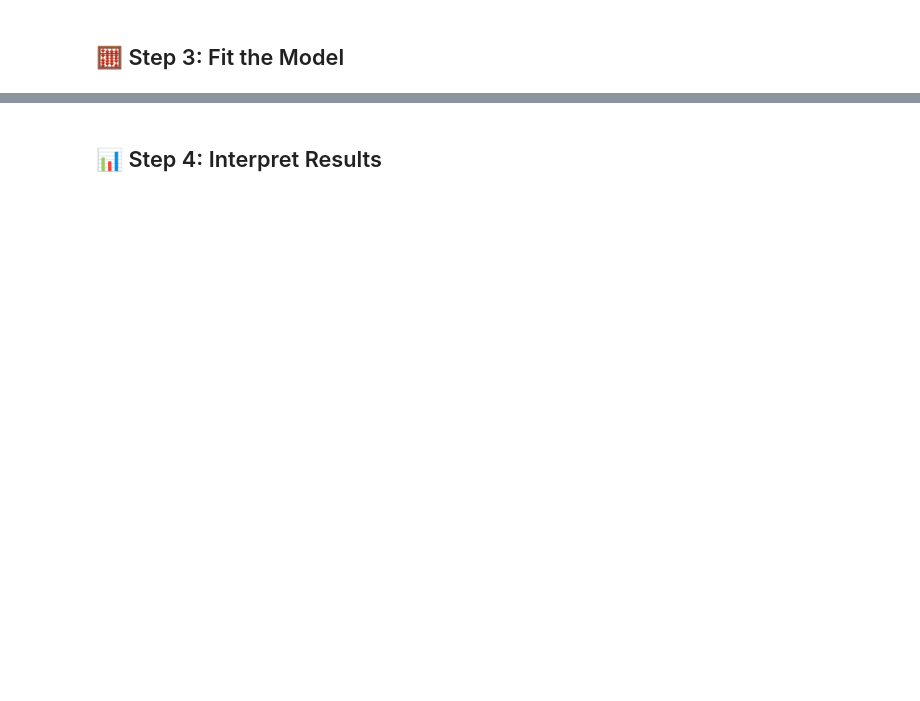
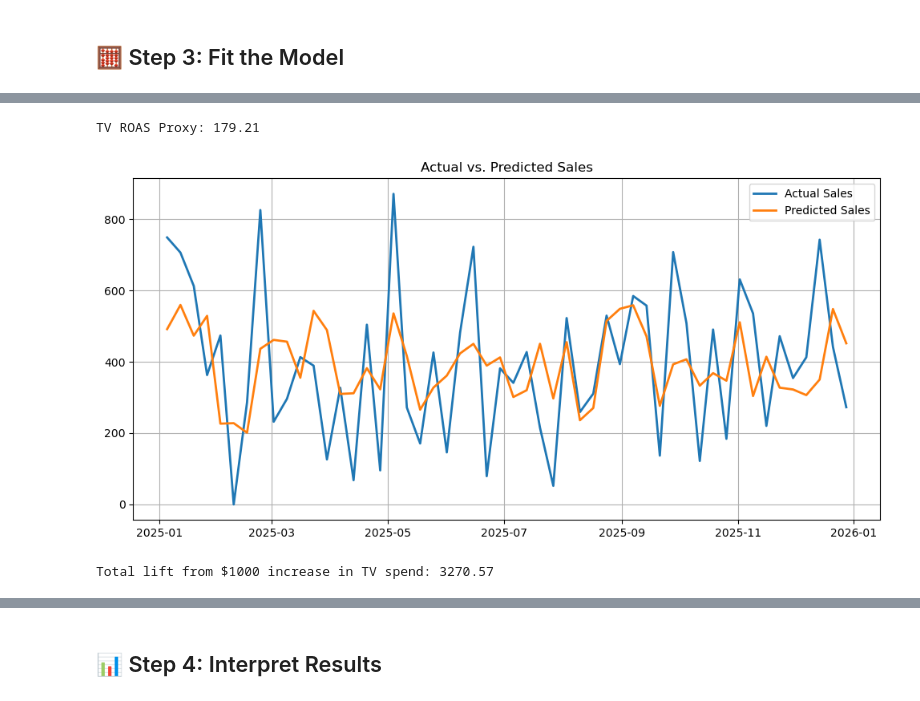
Before and after one commit to jwalluww/Portfolio_Projects, a Jupyter notebook: Quick_Hits/24_MMM_Basic.ipynb, the cells around one changed output, grey strips where cells are left out. Saved outputs shown, nothing was run; the diff lists cells and outputs as text; code cells hidden in the pictures; blank space fills up the shorter version.

```diff
--- a/Quick_Hits/24_MMM_Basic.ipynb
+++ b/Quick_Hits/24_MMM_Basic.ipynb
@@ -138,3 +138,37 @@ Notes:
 [1] Standard Errors assume that the covariance matrix of the errors is correctly specified.
 [2] The condition number is large, 1.38e+04. This might indicate that there are
 strong multicollinearity or other numerical problems.
+# %%
+# roas proxy = coefficient x mean(transformed spend)
+tv_coef = model.params['tv_spend']
+tv_effect_mean = data['tv_spend'].mean()
+tv_roas_proxy = tv_coef * tv_effect_mean
+print(f"TV ROAS Proxy: {tv_roas_proxy:.2f}")
+# %% [output]
+TV ROAS Proxy: 179.21
+# %%
+# Get predictions
+data['predicted_sales'] = model.predict()
+
+# Plot
+import matplotlib.pyplot as plt
+
+plt.figure(figsize=(10, 5))
+plt.plot(data.index, data['sales'], label='Actual Sales', linewidth=2)
+plt.plot(data.index, data['predicted_sales'], label='Predicted Sales', linewidth=2)
+plt.title('Actual vs. Predicted Sales')
+plt.legend()
+plt.grid(True)
+plt.tight_layout()
+plt.show()
+# %% [output]
+[figure, added]
+# %%
+new_data = data.copy()
+new_data['tv_spend_plus'] = new_data['tv_spend'] + 1000
+X_plus = sm.add_constant(new_data[['tv_spend_plus','search_spend','social_spend']])
+new_data['predicted_sales_plus'] = model.predict(X_plus)
+new_data['sales_delta'] = new_data['predicted_sales_plus'] - new_data['predicted_sales']
+print(f"Total lift from $1000 increase in TV spend: {new_data['sales_delta'].sum():.2f}")
+# %% [output]
+Total lift from $1000 increase in TV spend: 3270.57
```
Also changed, not shown: parts of 7 cells of this notebook, 1 other file.
